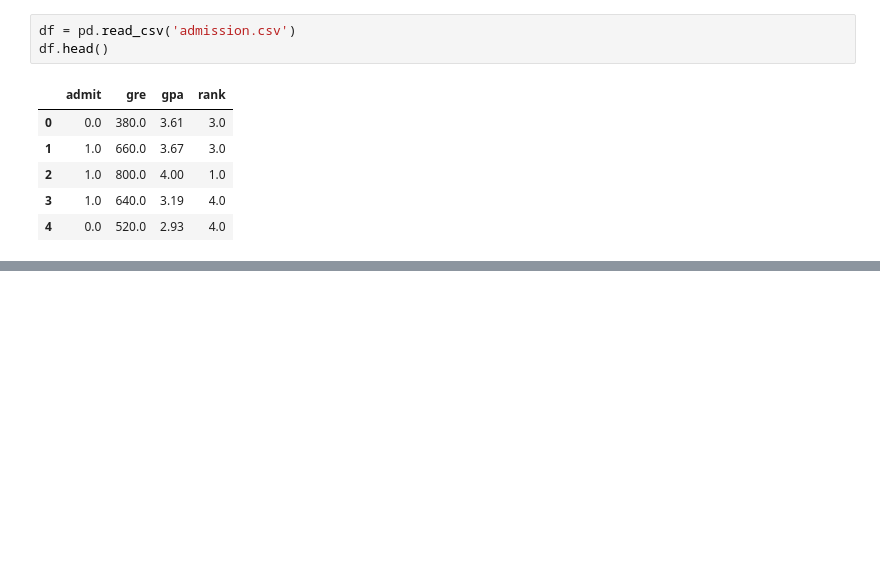
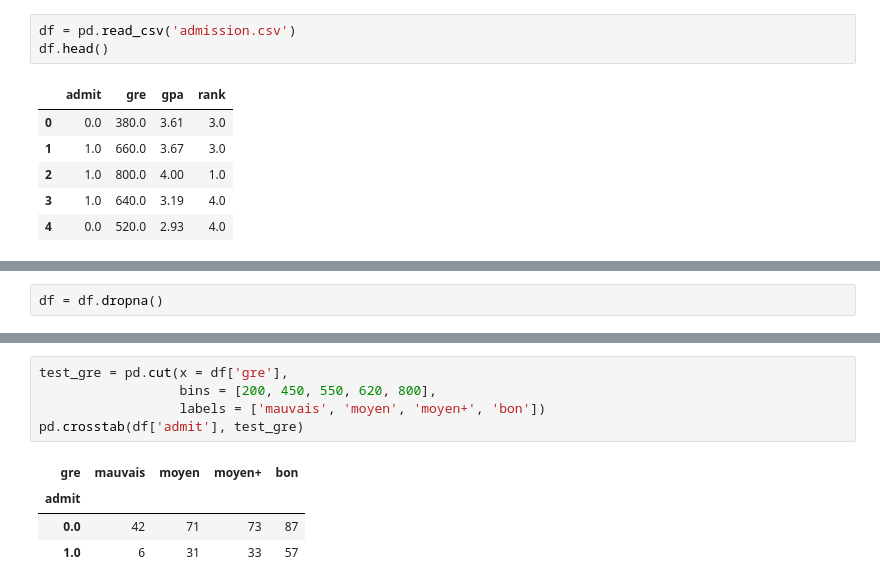
Before and after one commit to Gsasana/ClassificationRgLogistique, a Jupyter notebook: Book.ipynb, the cells around one changed output, grey strips where cells are left out. Drawn from its saved outputs; the diff is of its cells as text; blank space fills up the shorter version.

```diff
--- a/Book.ipynb
+++ b/Book.ipynb
@@ -16,0 +31,2 @@ df.head()
+# %%
+df = df.dropna()
@@ -16,0 +40,10 @@ df.head()
+# %%
+test_gre = pd.cut(x = df['gre'],
+                  bins = [200, 450, 550, 620, 800],
+                  labels = ['mauvais', 'moyen', 'moyen+', 'bon'])
+pd.crosstab(df['admit'], test_gre)
+# %% [output]
+| gre | mauvais | moyen | moyen+ | bon |
+| admit |  |  |  |  |
+| 0.0 | 42 | 71 | 73 | 87 |
+| 1.0 | 6 | 31 | 33 | 57 |
```
Also changed, not shown: parts of 9 cells of this notebook.
